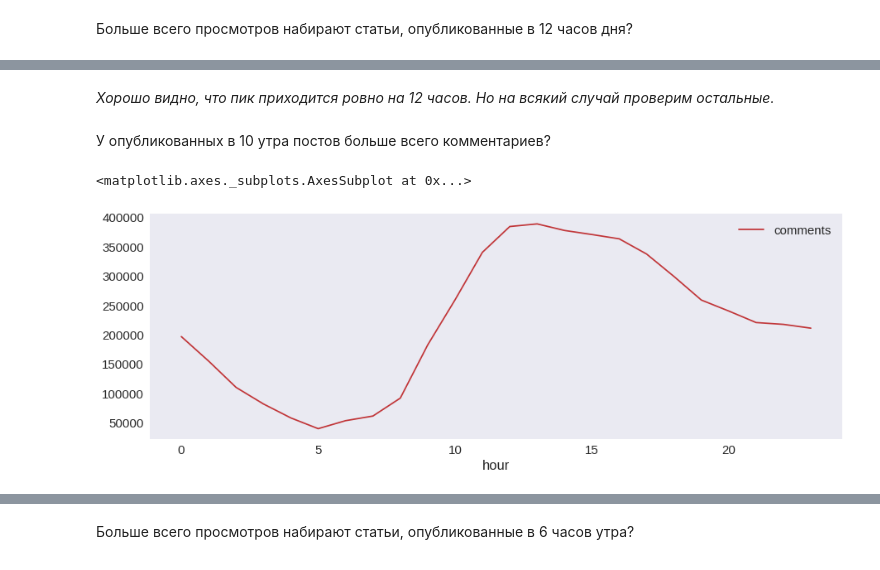
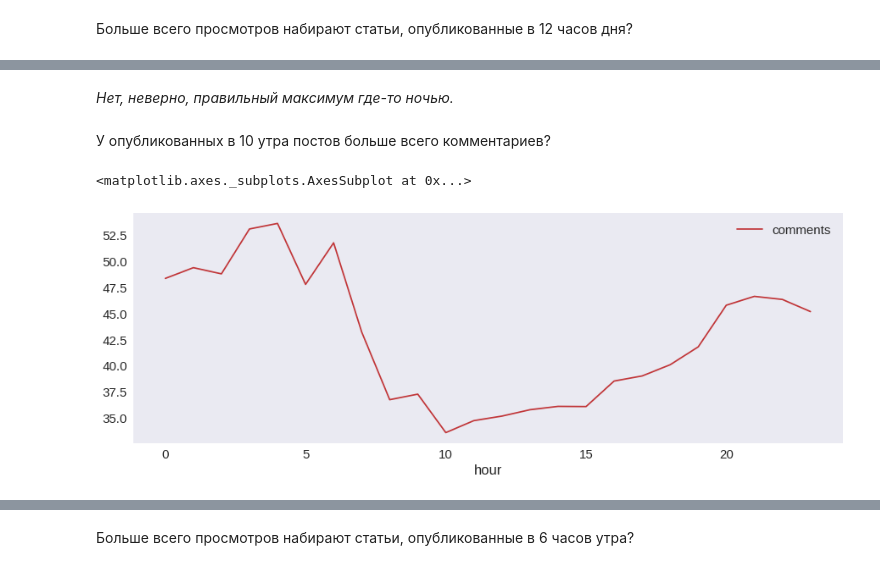
Before and after one commit to NicknameSoHard/ODS-ML-course, a Jupyter notebook: ML_homework_2.ipynb, the cells around one changed output, grey strips where cells are left out. Drawn from its saved outputs; the diff is of its cells as text; code cells hidden in the pictures.

```diff
--- a/ML_homework_2.ipynb
+++ b/ML_homework_2.ipynb
@@ -207,11 +201,10 @@ corr_views_and_times[(corr_views_and_times['hour'] > 10) & (corr_views_and_times
-# %% [markdown]
-*Хорошо видно, что пик приходится ровно на 12 часов. Но на всякий случай проверим остальные.*
+# %% [markdown]
+*Нет, неверно, правильный максимум где-то ночью.*
 # %% [markdown]
 У опубликованных в 10 утра постов больше всего комментариев?
 # %%
 corr_comments_and_times = data[['comments'] + ['hour']]
-
-corr_comments_and_times.groupby('hour').sum().plot()
+corr_comments_and_times.groupby('hour').mean().plot()
 # %% [output]
 <matplotlib.axes._subplots.AxesSubplot at 0x...>
-[figure, old version]
+[figure, new version]
```
Also changed, not shown: parts of 13 cells of this notebook.
